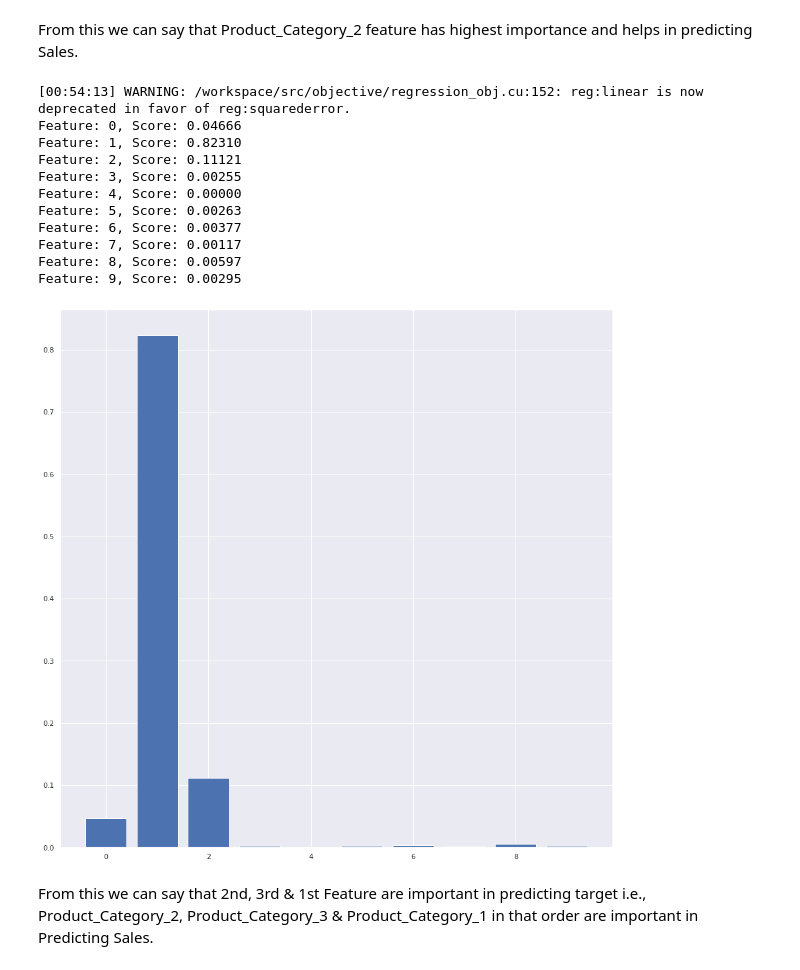
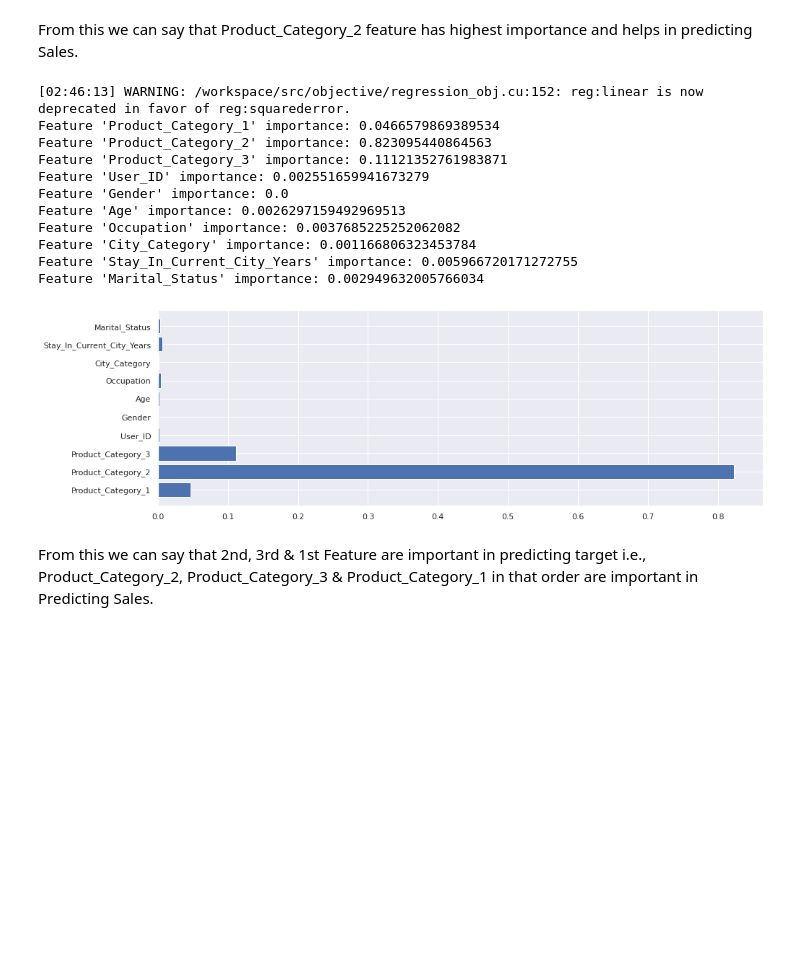
Before and after one commit to santhoshbvsrk/MLProjects, a Jupyter notebook: BlackFridaySales_ML.ipynb, the cells around one changed output. Saved outputs shown, nothing was run; the diff lists cells and outputs as text; code cells hidden in the pictures; blank space fills up the shorter version.

```diff
--- a/BlackFridaySales_ML.ipynb
+++ b/BlackFridaySales_ML.ipynb
@@ -486,19 +477,15 @@ zip
 # %%
 # RF Regressor for feature importance
 from sklearn.ensemble import RandomForestRegressor
-# define dataset
-X = data.drop("Purchase",axis=1)  #independent columns
-y = data['Purchase']    #target column i.e price range
 # define the model
-model = RandomForestRegressor()
+model_rf = RandomForestRegressor()
 # fit the model
-model.fit(X, y)
-# get importance
-importance = model.feature_importances_
+model_rf.fit(data[feature_cols], y)
 # summarize feature importance
-for i,v in enumerate(importance):
-	print('Feature: %0d, Score: %.5f' % (i,v))
+for feat,imp in zip(feature_cols,model_rf.feature_importances_):
+  print("Feature '{}' importance: {}".format(feat,imp))
 # plot feature importance
-plt.bar([x for x in range(len(importance))], importance)
+plt.figure(figsize=[15,5])
+plt.barh([x for x in range(len(feature_cols))], model_rf.feature_importances_,tick_label=feature_cols)
 plt.show()
 # %% [output]
@@ -518,34 +505,30 @@ From this we can say that Product_Category_2 feature has highest importance and
 # %%
 # xgboost for feature importance on a regression problem
 from xgboost import XGBRegressor
-# define dataset
-X = data.drop("Purchase",axis=1)  #independent columns
-y = data['Purchase']    #target column i.e price range
 # define the model
-model = XGBRegressor()
+model_xgb = XGBRegressor()
 # fit the model
-model.fit(X, y)
-# get importance
-importance = model.feature_importances_
+model_xgb.fit(data[feature_cols], y)
 # summarize feature importance
-for i,v in enumerate(importance):
-	print('Feature: %0d, Score: %.5f' % (i,v))
+for feat,imp in zip(feature_cols,model_xgb.feature_importances_):
+  print("Feature '{}' importance: {}".format(feat,imp))
 # plot feature importance
-plt.bar([x for x in range(len(importance))], importance)
+plt.figure(figsize=[15,5])
+plt.barh([x for x in range(len(feature_cols))], model_xgb.feature_importances_,tick_label=feature_cols)
 plt.show()
 # %% [output]
-[00:54:13] WARNING: /workspace/src/objective/regression_obj.cu:152: reg:linear is now deprecated in favor of reg:squarederror.
-Feature: 0, Score: 0.04666
-Feature: 1, Score: 0.82310
-Feature: 2, Score: 0.11121
-Feature: 3, Score: 0.00255
-Feature: 4, Score: 0.00000
-Feature: 5, Score: 0.00263
-Feature: 6, Score: 0.00377
-Feature: 7, Score: 0.00117
-Feature: 8, Score: 0.00597
-Feature: 9, Score: 0.00295
+[02:46:13] WARNING: /workspace/src/objective/regression_obj.cu:152: reg:linear is now deprecated in favor of reg:squarederror.
+Feature 'Product_Category_1' importance: 0.0466579869389534
+Feature 'Product_Category_2' importance: 0.823095440864563
+Feature 'Product_Category_3' importance: 0.11121352761983871
+Feature 'User_ID' importance: 0.002551659941673279
+Feature 'Gender' importance: 0.0
+Feature 'Age' importance: 0.0026297159492969513
+Feature 'Occupation' importance: 0.0037685225252062082
+Feature 'City_Category' importance: 0.001166806323453784
+Feature 'Stay_In_Current_City_Years' importance: 0.005966720171272755
+Feature 'Marital_Status' importance: 0.002949632005766034
-[figure, old version]
+[figure, new version]
 # %% [markdown]
 From this we can say that 2nd, 3rd & 1st Feature are important in predicting target i.e., Product_Category_2, Product_Category_3 & Product_Category_1 in that order are important in Predicting Sales.
 # %% [markdown]
```
Also changed, not shown: parts of 9 cells of this notebook.
